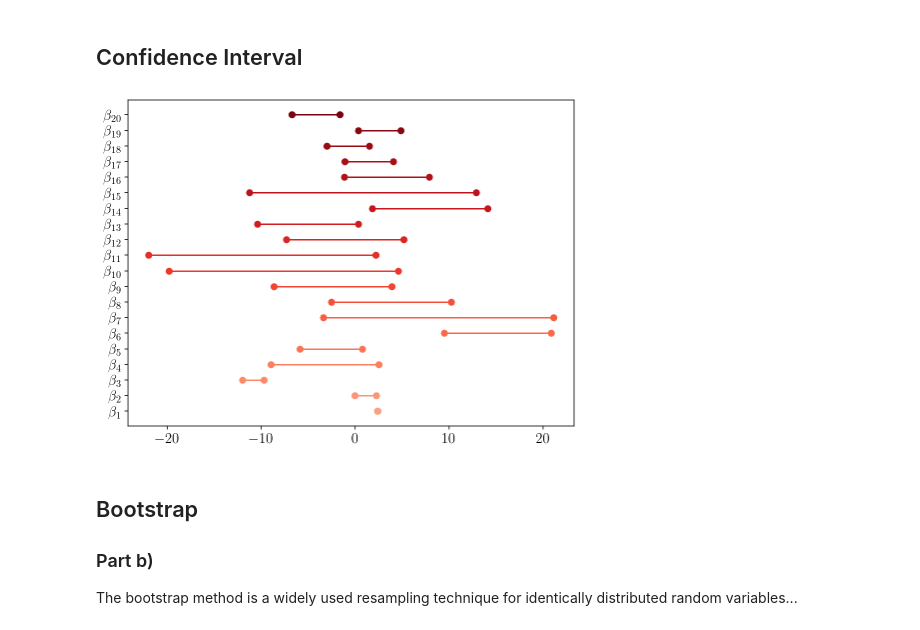
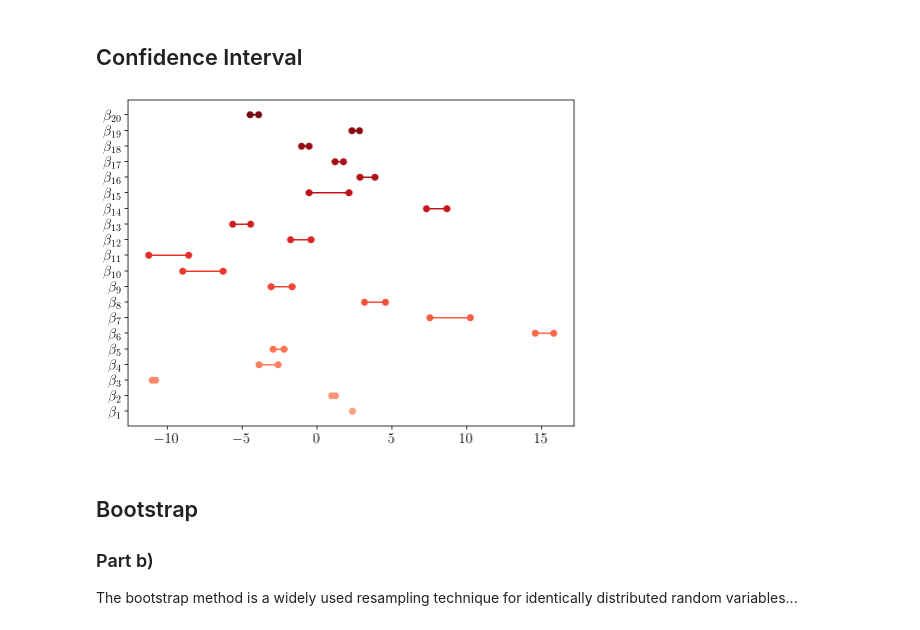
Before and after one commit to erikasan/fys-stk, a Jupyter notebook: project1/fysstk_p1_with_mylearn.ipynb, the cells around one changed output. Cells and saved outputs as stored; diff of their text form; code cells hidden in the pictures.

Commit message:
Scaling for target data

```diff
--- a/project1/fysstk_p1_with_mylearn.ipynb
+++ b/project1/fysstk_p1_with_mylearn.ipynb
@@ -210,7 +212,7 @@ Figure shows an example of forced overfitting. Small error, increasing complexit
 # Create data
 np.random.seed(42)
 
-n = 100        # n x n number of data points
+n = 100     # n x n number of data points
 sigma2 = 0.1   # irreducible error
 deg = 5
 
@@ -219,35 +221,36 @@ y = np.linspace(0, 1, n)
 noise = np.random.normal(0, sigma2, int(n*n))
 
 # Create mesh and unravel
 x, y = np.meshgrid(x, y)
 x = np.ravel(x)
 y = np.ravel(y)
 
 # Observed data
 z = frankeFunction(x, y) + noise
 
 # Generate design matrix
 X = designMatrix(x, y, deg, with_intercept=False)
 
 # Split data into train and test sets
 X_train, X_test, z_train, z_test = train_test_split(X, z, test_size=0.2)
 
 # Scale the data, i.e, subtract the mean and divide by std (based on the training set)
 X_train_scaled, X_test_scaled = normalize_data(X_train, X_test, with_intercept=False)
+z_train_scaled, z_test_scaled = normalize_target(z_train, z_test)
 
 # Create linear regression object
 ols_linreg = LinearRegression(fit_intercept=True)
 
 # Train the model using the (scaled) training sets
-ols_linreg.fit(X_train_scaled, z_train)
+ols_linreg.fit(X_train_scaled, z_train_scaled)
 
 # CI
 Coef_interval = ols_linreg.coef_CI(critical_value=1.96)
 
 # Plot the CI
 plot_CI(Coef_interval, save=True)
 # %% [output]
-[figure, old version]
+[figure, new version]
 # %% [markdown]
 ## Bootstrap
 
```
Also changed, not shown: parts of 16 cells of this notebook, 13 other files.
